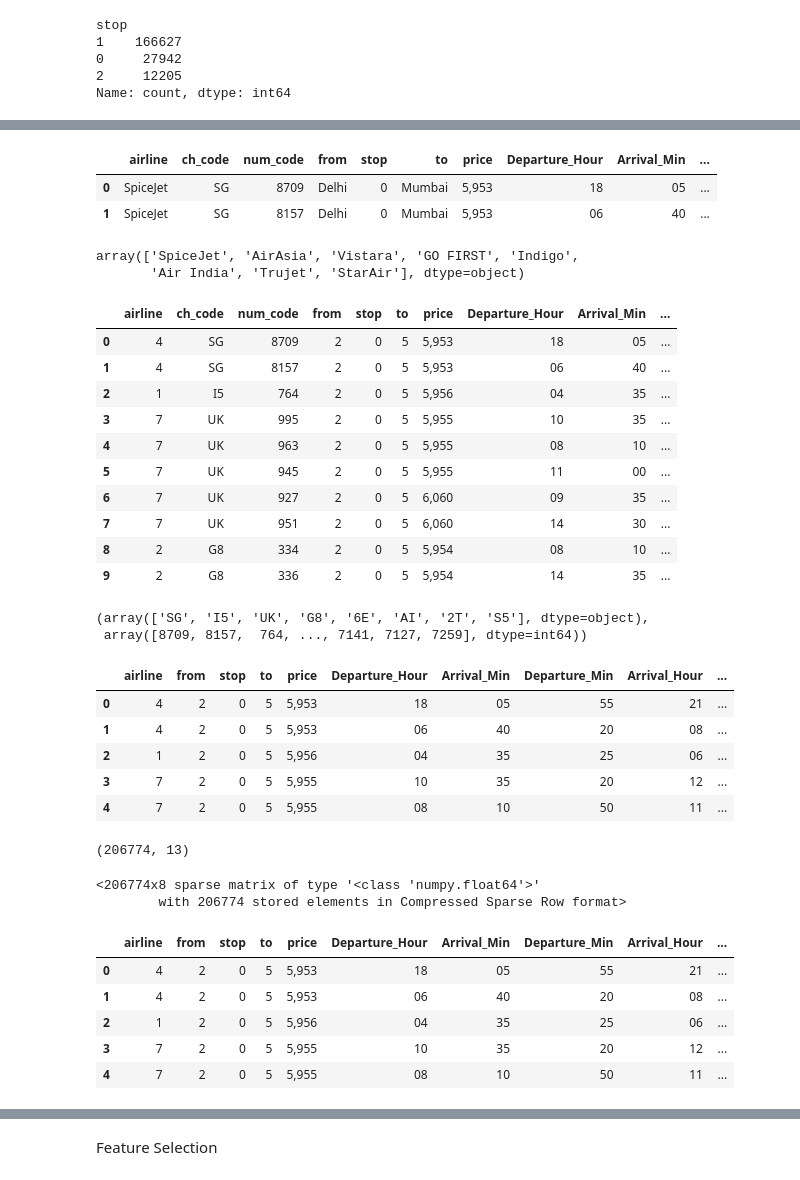
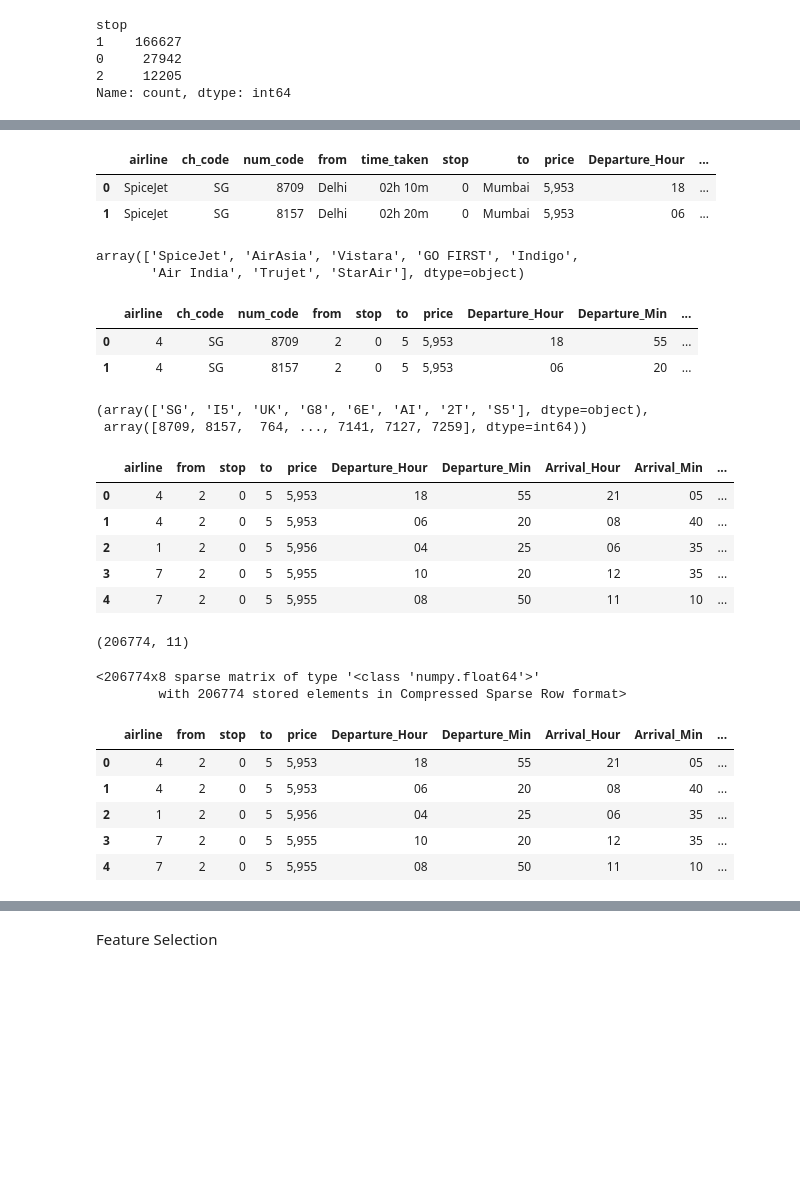
Before and after one commit to harsh-dev14/FlightPricePredictor, a Jupyter notebook: JypterNotebook/PriceModel.ipynb, the cells around one changed output, grey strips where cells are left out. Saved outputs shown, nothing was run; the diff lists cells and outputs as text; code cells hidden in the pictures; blank space fills up the shorter version.

Commit message:
Updated Price Model

```diff
--- a/JypterNotebook/PriceModel.ipynb
+++ b/JypterNotebook/PriceModel.ipynb
@@ -190,6 +186,6 @@ stop
 2     12205
 Name: count, dtype: int64
 # %%
-df['Journey_Day']=pd.to_datetime(data['date'],format='mixed').dt.day
-df['Journey_Month']=pd.to_datetime(data['date'],format='mixed').dt.month
-df.head()
+# df['Journey_Day']=pd.to_datetime(data['date'],format='mixed').dt.day
+# df['Journey_Month']=pd.to_datetime(data['date'],format='mixed').dt.month
+# df.head()
@@ -209,9 +198,9 @@ df['TimeTaken_min']=df['TimeTaken_min'].str.split('m').str[0]
 # %%
 df.head(2)
 # %% [output]
-|  | airline | ch_code | num_code | from | stop | to | price | Departure_Hour | Arrival_Min | ... |
-| 0 | SpiceJet | SG | 8709 | Delhi | 0 | Mumbai | 5,953 | 18 | 05 | ... |
-| 1 | SpiceJet | SG | 8157 | Delhi | 0 | Mumbai | 5,953 | 06 | 40 | ... |
+|  | airline | ch_code | num_code | from | time_taken | stop | to | price | Departure_Hour | ... |
+| 0 | SpiceJet | SG | 8709 | Delhi | 02h 10m | 0 | Mumbai | 5,953 | 18 | ... |
+| 1 | SpiceJet | SG | 8157 | Delhi | 02h 20m | 0 | Mumbai | 5,953 | 06 | ... |
 # %%
 df.drop(['time_taken'],axis=1,inplace=True)
 # %%
@@ -226,19 +215,11 @@ df['airline']=labelenc.fit_transform(df['airline'])
 df['from']=labelenc.fit_transform(df['from'])
 df['to']=labelenc.fit_transform(df['to'])
 # %%
-df.head(10)
+df.head(2)
 # %% [output]
-|  | airline | ch_code | num_code | from | stop | to | price | Departure_Hour | Arrival_Min | ... |
-| 0 | 4 | SG | 8709 | 2 | 0 | 5 | 5,953 | 18 | 05 | ... |
-| 1 | 4 | SG | 8157 | 2 | 0 | 5 | 5,953 | 06 | 40 | ... |
-| 2 | 1 | I5 | 764 | 2 | 0 | 5 | 5,956 | 04 | 35 | ... |
-| 3 | 7 | UK | 995 | 2 | 0 | 5 | 5,955 | 10 | 35 | ... |
-| 4 | 7 | UK | 963 | 2 | 0 | 5 | 5,955 | 08 | 10 | ... |
-| 5 | 7 | UK | 945 | 2 | 0 | 5 | 5,955 | 11 | 00 | ... |
-| 6 | 7 | UK | 927 | 2 | 0 | 5 | 6,060 | 09 | 35 | ... |
-| 7 | 7 | UK | 951 | 2 | 0 | 5 | 6,060 | 14 | 30 | ... |
-| 8 | 2 | G8 | 334 | 2 | 0 | 5 | 5,954 | 08 | 10 | ... |
-| 9 | 2 | G8 | 336 | 2 | 0 | 5 | 5,954 | 14 | 35 | ... |
+|  | airline | ch_code | num_code | from | stop | to | price | Departure_Hour | Departure_Min | ... |
+| 0 | 4 | SG | 8709 | 2 | 0 | 5 | 5,953 | 18 | 55 | ... |
+| 1 | 4 | SG | 8157 | 2 | 0 | 5 | 5,953 | 06 | 20 | ... |
 # %%
 df['ch_code'].unique(), df['num_code'].unique()
 # %% [output]
@@ -249,16 +230,16 @@ df.drop(['ch_code','num_code'],inplace=True,axis=1)
 # %%
 df.head()
 # %% [output]
-|  | airline | from | stop | to | price | Departure_Hour | Arrival_Min | Departure_Min | Arrival_Hour | ... |
-| 0 | 4 | 2 | 0 | 5 | 5,953 | 18 | 05 | 55 | 21 | ... |
-| 1 | 4 | 2 | 0 | 5 | 5,953 | 06 | 40 | 20 | 08 | ... |
-| 2 | 1 | 2 | 0 | 5 | 5,956 | 04 | 35 | 25 | 06 | ... |
-| 3 | 7 | 2 | 0 | 5 | 5,955 | 10 | 35 | 20 | 12 | ... |
-| 4 | 7 | 2 | 0 | 5 | 5,955 | 08 | 10 | 50 | 11 | ... |
+|  | airline | from | stop | to | price | Departure_Hour | Departure_Min | Arrival_Hour | Arrival_Min | ... |
+| 0 | 4 | 2 | 0 | 5 | 5,953 | 18 | 55 | 21 | 05 | ... |
+| 1 | 4 | 2 | 0 | 5 | 5,953 | 06 | 20 | 08 | 40 | ... |
+| 2 | 1 | 2 | 0 | 5 | 5,956 | 04 | 25 | 06 | 35 | ... |
+| 3 | 7 | 2 | 0 | 5 | 5,955 | 10 | 20 | 12 | 35 | ... |
+| 4 | 7 | 2 | 0 | 5 | 5,955 | 08 | 50 | 11 | 10 | ... |
 # %%
 df.shape
 # %% [output]
-(206774, 13)
+(206774, 11)
 # %%
 from sklearn.preprocessing import OneHotEncoder
 ohe=OneHotEncoder()
@@ -269,12 +250,12 @@ ohe.fit_transform(np.array(df['airline']).reshape(-1,1))
 # %%
 df.head()
 # %% [output]
-|  | airline | from | stop | to | price | Departure_Hour | Arrival_Min | Departure_Min | Arrival_Hour | ... |
-| 0 | 4 | 2 | 0 | 5 | 5,953 | 18 | 05 | 55 | 21 | ... |
-| 1 | 4 | 2 | 0 | 5 | 5,953 | 06 | 40 | 20 | 08 | ... |
-| 2 | 1 | 2 | 0 | 5 | 5,956 | 04 | 35 | 25 | 06 | ... |
-| 3 | 7 | 2 | 0 | 5 | 5,955 | 10 | 35 | 20 | 12 | ... |
-| 4 | 7 | 2 | 0 | 5 | 5,955 | 08 | 10 | 50 | 11 | ... |
+|  | airline | from | stop | to | price | Departure_Hour | Departure_Min | Arrival_Hour | Arrival_Min | ... |
+| 0 | 4 | 2 | 0 | 5 | 5,953 | 18 | 55 | 21 | 05 | ... |
+| 1 | 4 | 2 | 0 | 5 | 5,953 | 06 | 20 | 08 | 40 | ... |
+| 2 | 1 | 2 | 0 | 5 | 5,956 | 04 | 25 | 06 | 35 | ... |
+| 3 | 7 | 2 | 0 | 5 | 5,955 | 10 | 20 | 12 | 35 | ... |
+| 4 | 7 | 2 | 0 | 5 | 5,955 | 08 | 50 | 11 | 10 | ... |
 # %%
 df.info()
 # %% [output]
```
Also changed, not shown: parts of 32 cells of this notebook.
